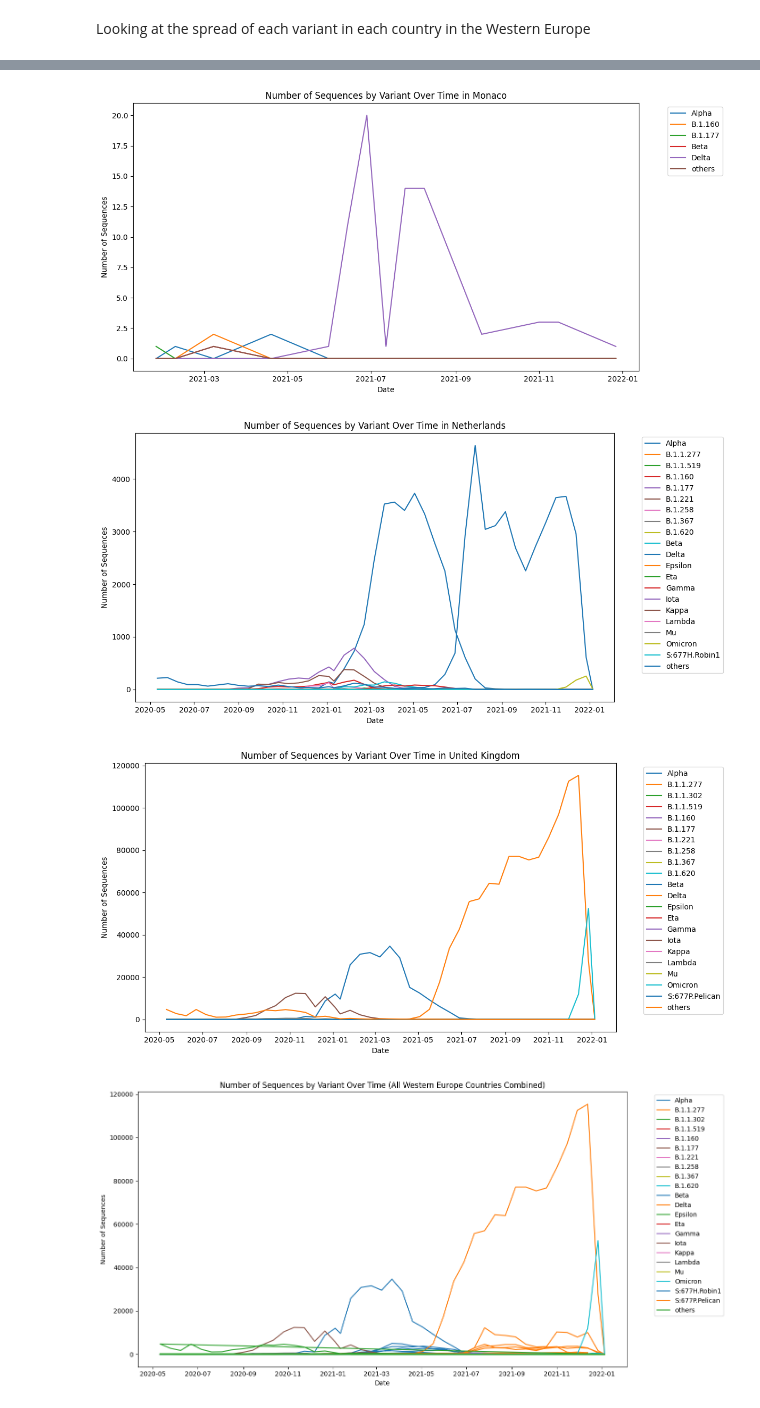
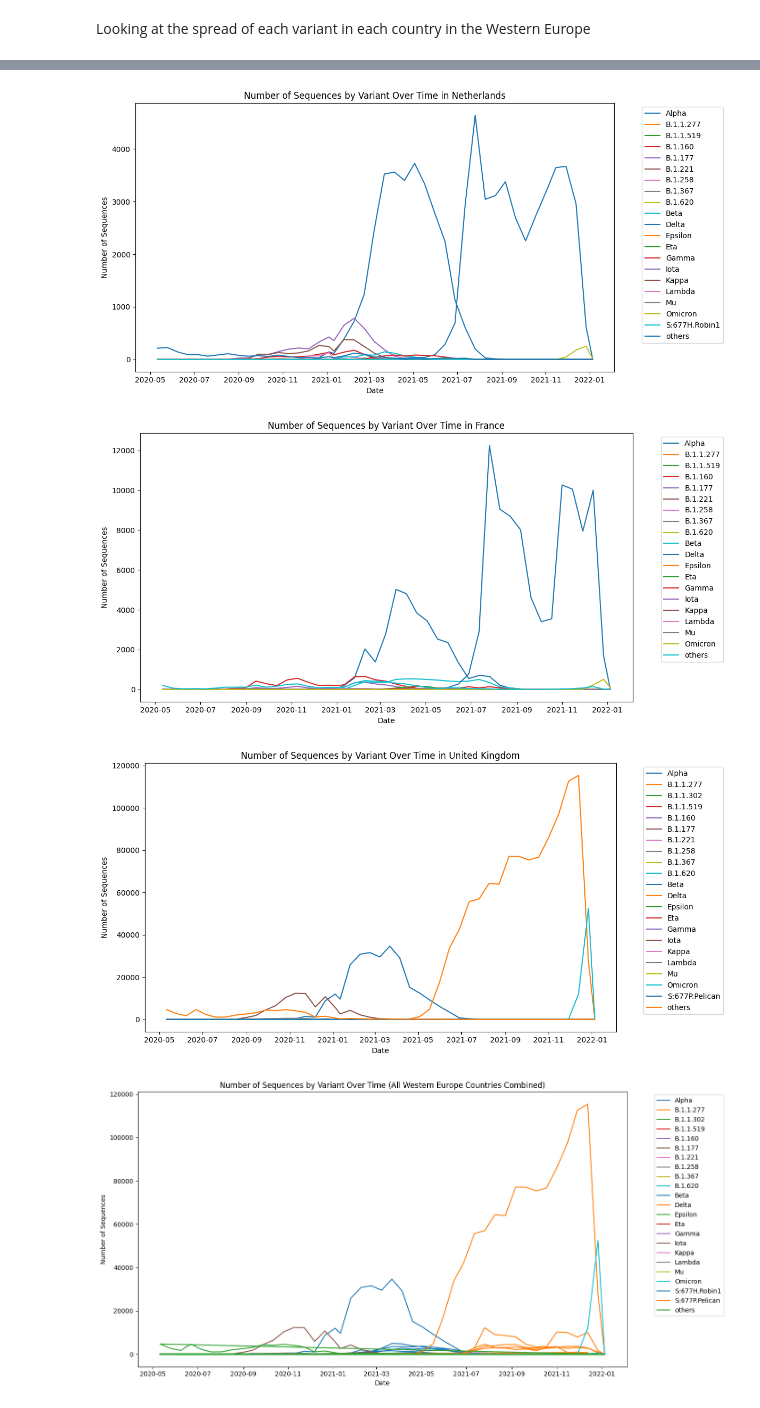
Before and after one commit to tangnatta/AUT461-Miniproject-2025, a Jupyter notebook: 2_1.ipynb, the cells around one changed output, grey strips where cells are left out. Saved outputs shown, nothing was run; the diff lists cells and outputs as text; code cells hidden in the pictures.

```diff
--- a/2_1.ipynb
+++ b/2_1.ipynb
@@ -14,7 +14,7 @@ Looking at the spread of each variant in each country in the Western Europe
 # %%
 import matplotlib.pyplot as plt
 
-countries = ['Belgium', 'Luxembourg', 'France', 'Ireland', 'Monaco', 'Netherlands', 'United Kingdom']
+countries = dataloader.western_europe_countries
 df_plot = covid19_variants_found[covid19_variants_found['country'].isin(countries)]
 
 for country in countries:
@@ -41,5 +41,5 @@ for country in countries:
-[figure, old version]
+[figure, new version]
-[figure, old version]
+[figure, new version]
 [figure]
 # %%
 plt.figure(figsize=(14, 7))
```
Also changed, not shown: parts of 4 cells of this notebook, 1 other file.
